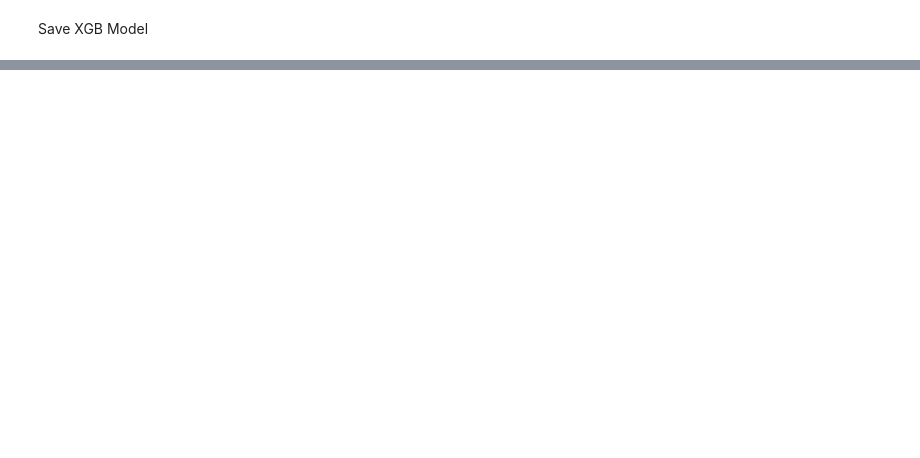
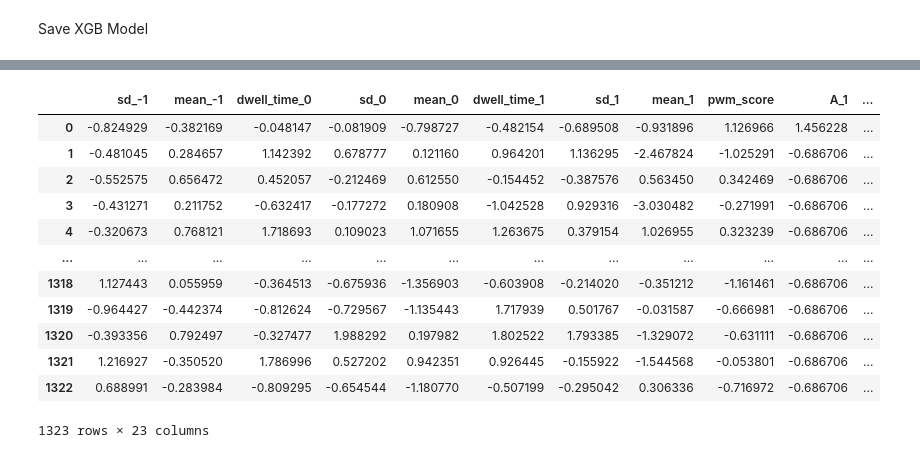
Before and after one commit to shaunpabo/dsa4266-gnome, a Jupyter notebook: intermediate_submission/xgb_model.ipynb, the cells around one changed output, grey strips where cells are left out. Cells and saved outputs as stored; diff of their text form; code cells hidden in the pictures; blank space fills up the shorter version.

```diff
--- a/intermediate_submission/xgb_model.ipynb
+++ b/intermediate_submission/xgb_model.ipynb
@@ -273,0 +423,6 @@ pickle.dump(gscv_model.best_estimator_, open('xgbmodel.pkl', 'wb'))
+# %%
+features = ['dwell_time_-1',
+       'sd_-1', 'mean_-1', 'dwell_time_0', 'sd_0', 'mean_0', 'dwell_time_1',
+       'sd_1', 'mean_1', 'pwm_score', 'A_1', 'C_1', 'G_1', 'T_1', 'A_2', 'C_2', 'G_2', 'T_2', 'A_3', 'C_3',
+       'G_3', 'T_3', 'A_4', 'C_4', 'G_4', 'T_4', 'A_5', 'C_5', 'G_5', 'T_5',
+       'A_6', 'C_6', 'G_6', 'T_6', 'A_7', 'C_7', 'G_7', 'T_7']
@@ -273,0 +457,2 @@ pickle.dump(gscv_model.best_estimator_, open('xgbmodel.pkl', 'wb'))
+# %%
+data2 = pd.read_csv("dataset2.csv",index_col=0)
@@ -273,0 +477,20 @@ pickle.dump(gscv_model.best_estimator_, open('xgbmodel.pkl', 'wb'))
+# %%
+data2_feat_scaled = pd.DataFrame(scaler.transform(data2.loc[:,features]),columns=features)
+# %%
+data2_feat_scaled = data2_feat_scaled[rfecv_features]
+# %%
+data2_feat_scaled
+# %% [output]
+|  | sd_-1 | mean_-1 | dwell_time_0 | sd_0 | mean_0 | dwell_time_1 | sd_1 | mean_1 | pwm_score | A_1 | ... |
+| 0 | -0.824929 | -0.382169 | -0.048147 | -0.081909 | -0.798727 | -0.482154 | -0.689508 | -0.931896 | 1.126966 | 1.456228 | ... |
+| 1 | -0.481045 | 0.284657 | 1.142392 | 0.678777 | 0.121160 | 0.964201 | 1.136295 | -2.467824 | -1.025291 | -0.686706 | ... |
+| 2 | -0.552575 | 0.656472 | 0.452057 | -0.212469 | 0.612550 | -0.154452 | -0.387576 | 0.563450 | 0.342469 | -0.686706 | ... |
+| 3 | -0.431271 | 0.211752 | -0.632417 | -0.177272 | 0.180908 | -1.042528 | 0.929316 | -3.030482 | -0.271991 | -0.686706 | ... |
+| 4 | -0.320673 | 0.768121 | 1.718693 | 0.109023 | 1.071655 | 1.263675 | 0.379154 | 1.026955 | 0.323239 | -0.686706 | ... |
+| ... | ... | ... | ... | ... | ... | ... | ... | ... | ... | ... | ... |
+| 1318 | 1.127443 | 0.055959 | -0.364513 | -0.675936 | -1.356903 | -0.603908 | -0.214020 | -0.351212 | -1.161461 | -0.686706 | ... |
+| 1319 | -0.964427 | -0.442374 | -0.812624 | -0.729567 | -1.135443 | 1.717939 | 0.501767 | -0.031587 | -0.666981 | -0.686706 | ... |
+| 1320 | -0.393356 | 0.792497 | -0.327477 | 1.988292 | 0.197982 | 1.802522 | 1.793385 | -1.329072 | -0.631111 | -0.686706 | ... |
+| 1321 | 1.216927 | -0.350520 | 1.786996 | 0.527202 | 0.942351 | 0.926445 | -0.155922 | -1.544568 | -0.053801 | -0.686706 | ... |
+| 1322 | 0.688991 | -0.283984 | -0.809295 | -0.654544 | -1.180770 | -0.507199 | -0.295042 | 0.306336 | -0.716972 | -0.686706 | ... |
+1323 rows × 23 columns
```
Also changed, not shown: parts of 40 cells of this notebook, 2 other files.
